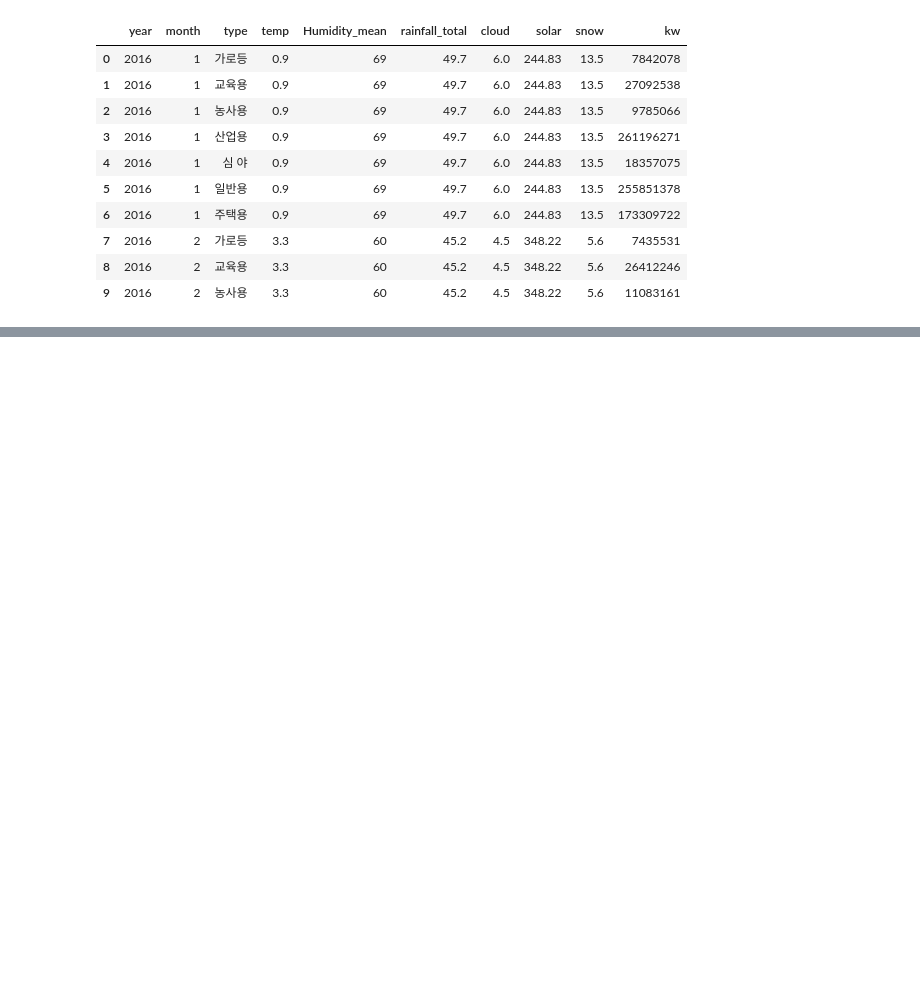
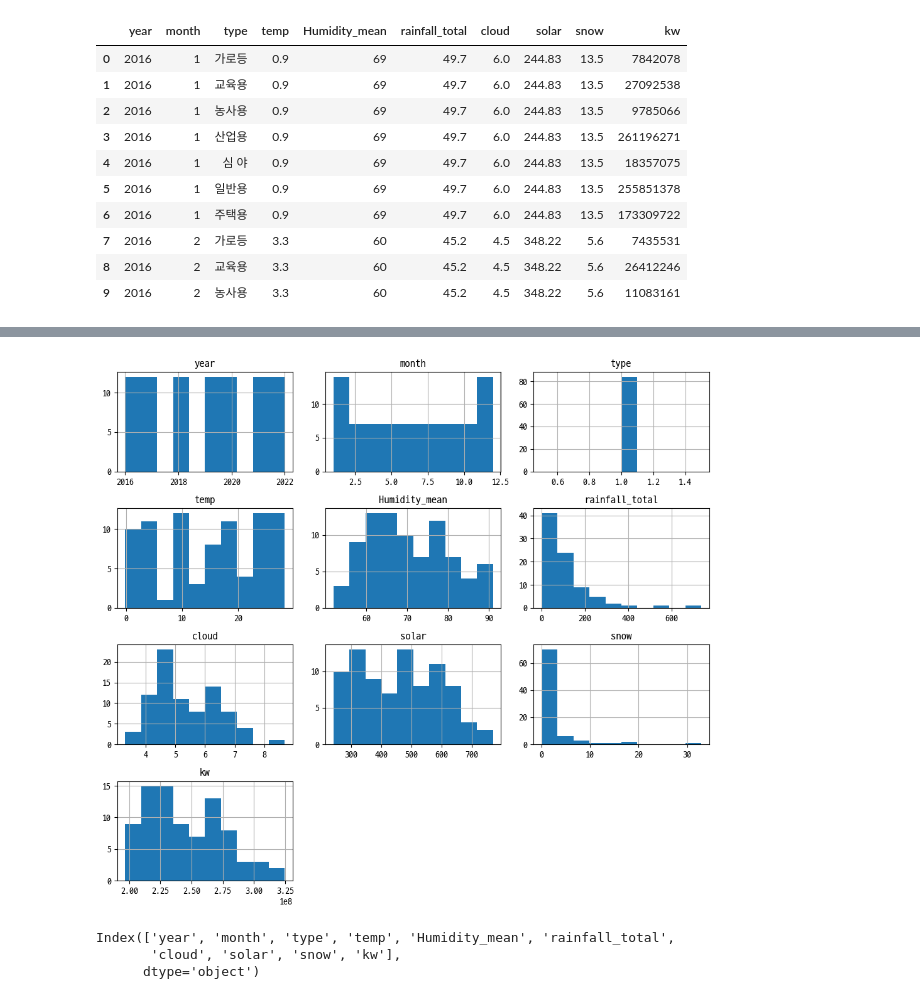
Before and after one commit to ThatHomr/Project_3, a Jupyter notebook: psj_reference/elec_16_22.ipynb, the cells around one changed output, grey strips where cells are left out. Saved outputs shown, nothing was run; the diff lists cells and outputs as text; code cells hidden in the pictures; blank space fills up the shorter version.

```diff
--- a/psj_reference/elec_16_22.ipynb
+++ b/psj_reference/elec_16_22.ipynb
@@ -361,0 +346,13 @@ for i, item in enumerate(type_dic):
+# %%
+# 데이터 시각화
+type1_df.hist(figsize=(10,9))
+plt.tight_layout() # 그래프 간격 설정
+plt.show()
+# %% [output]
+[figure, added]
+# %%
+type1_df.columns
+# %% [output]
+Index(['year', 'month', 'type', 'temp', 'Humidity_mean', 'rainfall_total',
+       'cloud', 'solar', 'snow', 'kw'],
+      dtype='object')
```
Also changed, not shown: parts of 41 cells of this notebook, 6 other files.
